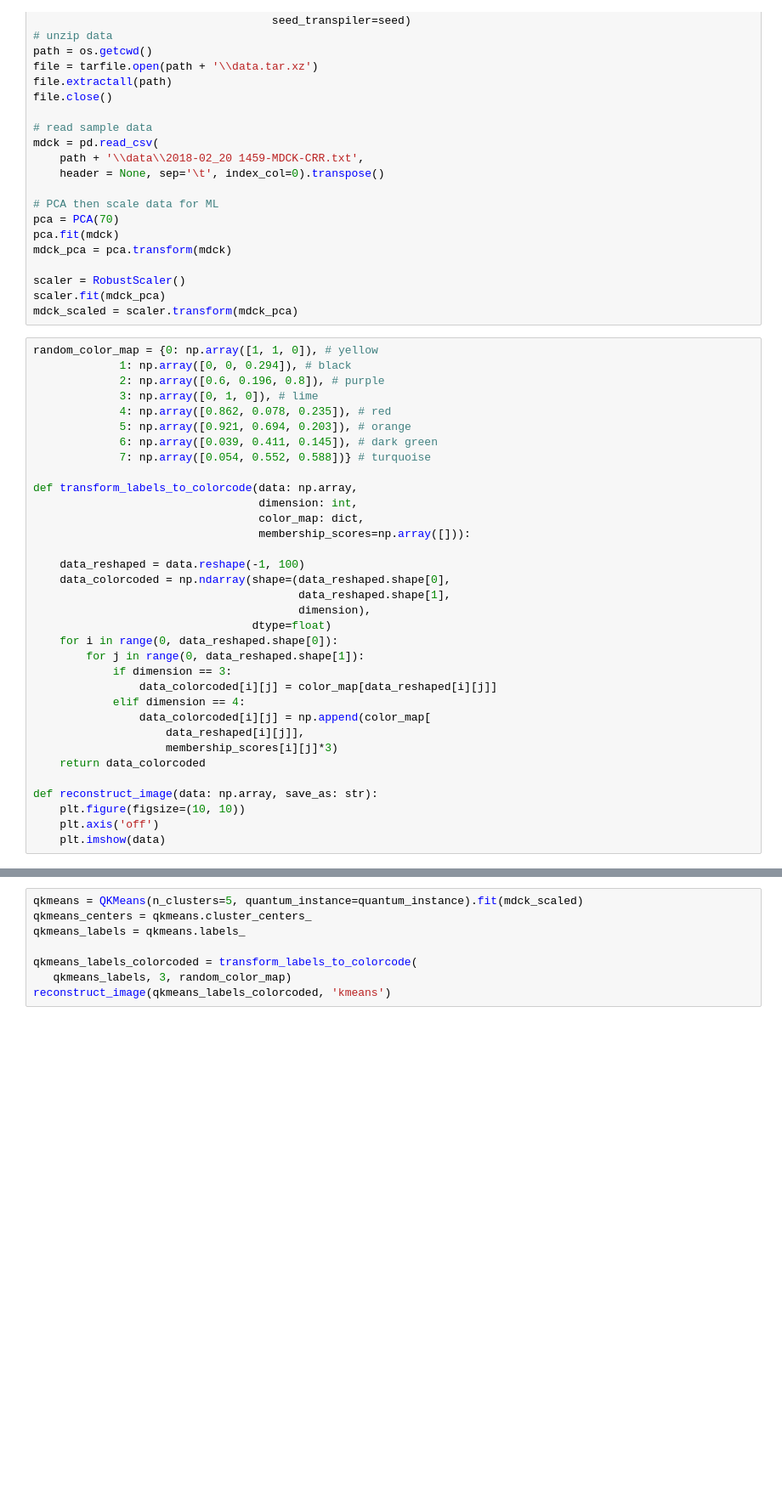
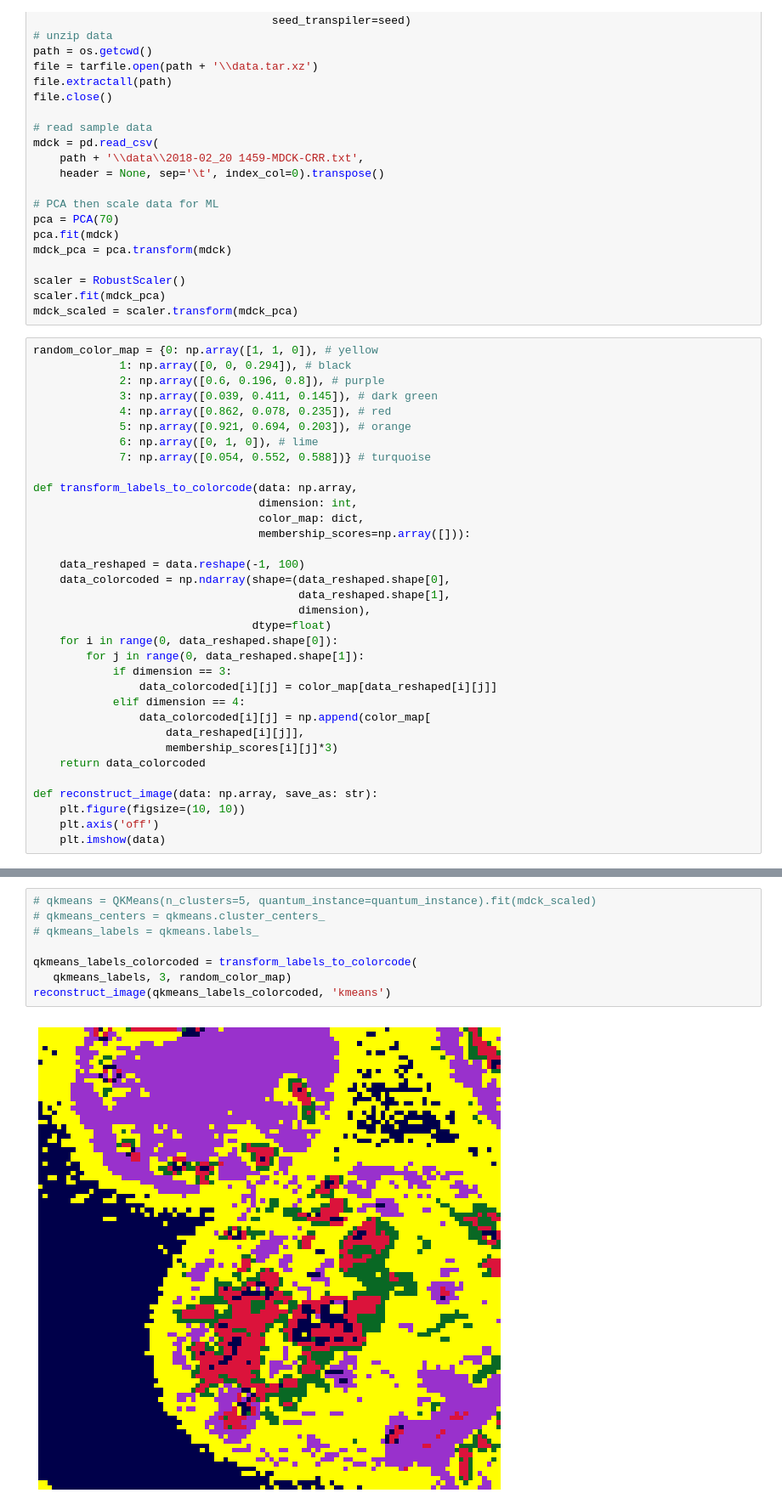
Before and after one commit to zsofiak96/quantum-clustering, a Jupyter notebook: run_tests.ipynb, the cells around one changed output, grey strips where cells are left out. Shown at 85% size. Saved outputs shown, nothing was run; the diff lists cells and outputs as text; blank space fills up the shorter version.

```diff
--- a/run_tests.ipynb
+++ b/run_tests.ipynb
@@ -44,10 +44,10 @@ mdck_scaled = scaler.transform(mdck_pca)
 random_color_map = {0: np.array([1, 1, 0]), # yellow
              1: np.array([0, 0, 0.294]), # black
              2: np.array([0.6, 0.196, 0.8]), # purple
-             3: np.array([0, 1, 0]), # lime
+             3: np.array([0.039, 0.411, 0.145]), # dark green
              4: np.array([0.862, 0.078, 0.235]), # red
              5: np.array([0.921, 0.694, 0.203]), # orange
-             6: np.array([0.039, 0.411, 0.145]), # dark green
+             6: np.array([0, 1, 0]), # lime
              7: np.array([0.054, 0.552, 0.588])} # turquoise
 
 def transform_labels_to_colorcode(data: np.array,
@@ -104,9 +109,11 @@ reconstruct_image(fcm_labels_colorcoded, 'fcm')
 # %%
-qkmeans = QKMeans(n_clusters=5, quantum_instance=quantum_instance).fit(mdck_scaled)
-qkmeans_centers = qkmeans.cluster_centers_
-qkmeans_labels = qkmeans.labels_
+# qkmeans = QKMeans(n_clusters=5, quantum_instance=quantum_instance).fit(mdck_scaled)
+# qkmeans_centers = qkmeans.cluster_centers_
+# qkmeans_labels = qkmeans.labels_
 
 qkmeans_labels_colorcoded = transform_labels_to_colorcode(
    qkmeans_labels, 3, random_color_map)
 reconstruct_image(qkmeans_labels_colorcoded, 'kmeans')
+# %% [output]
+[figure, added]
 # %%
```
Also changed, not shown: parts of 5 cells of this notebook, 2 other files.
